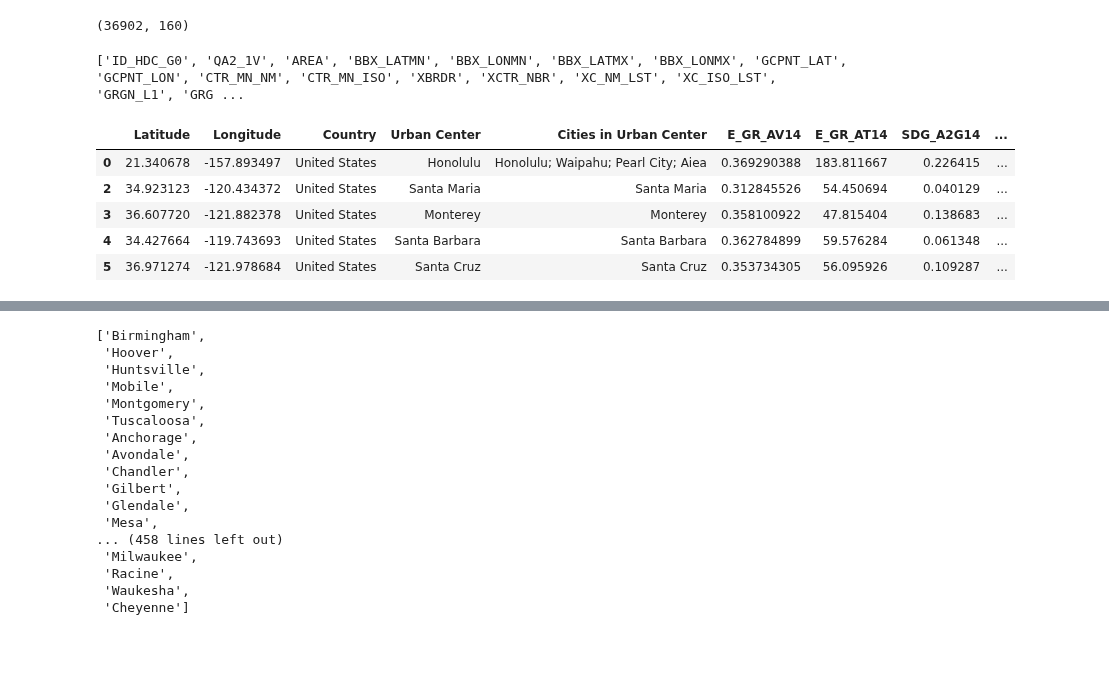
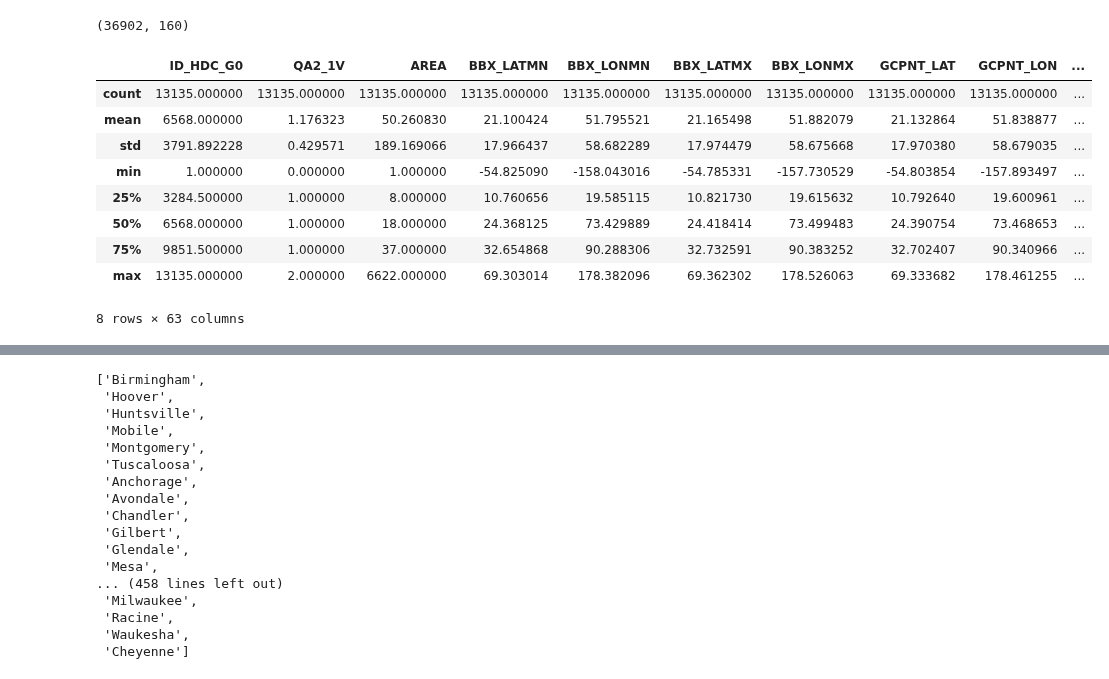
Before and after one commit to shuting2023/Natures_Rx, a Jupyter notebook: Greenspace_Data_Cleaning.ipynb, the cells around one changed output, grey strips where cells are left out. Drawn from its saved outputs; the diff is of its cells as text; code cells hidden in the pictures; blank space fills up the shorter version.

```diff
--- a/Greenspace_Data_Cleaning.ipynb
+++ b/Greenspace_Data_Cleaning.ipynb
@@ -28,21 +33,16 @@ rawdf = pd.read_csv('GreenspaceDownload/GHS_STAT_UCDB2015MT_GLOBE_R2019A_V1_2.cs
 rawdf.shape
 # %% [output]
 (36902, 160)
-# %%
-print(list(rawdf.columns))
-# %% [output]
-['ID_HDC_G0', 'QA2_1V', 'AREA', 'BBX_LATMN', 'BBX_LONMN', 'BBX_LATMX', 'BBX_LONMX', 'GCPNT_LAT', 'GCPNT_LON', 'CTR_MN_NM', 'CTR_MN_ISO', 'XBRDR', 'XCTR_NBR', 'XC_NM_LST', 'XC_ISO_LST', 'GRGN_L1', 'GRG ...
-# %%
-cols_to_keep = ['GCPNT_LAT', 'GCPNT_LON', 'CTR_MN_NM', 'UC_NM_MN', 'UC_NM_LST', 'E_GR_AV14', 'E_GR_AT14', 'SDG_A2G14', 'SDG_OS15MX', 'P15', 'B15', 'BUCAP15', 'INCM_CMI', 'DEV_CMI', 'GDP15_SM', 'E_BM_NM_LST', 'E_WR_T_14']
-df = rawdf[cols_to_keep]
-df = df[df['CTR_MN_NM'] == 'United States']
-df.replace(to_replace=['?', '??', '???', 'NAN'], value = [np.nan, np.nan, np.nan, np.nan], inplace=True)
-df.rename(columns={'GCPNT_LAT': 'Latitude', 'GCPNT_LON': 'Longitude', 'CTR_MN_NM': 'Country', 'UC_NM_MN': 'Urban Center', 'UC_NM_LST': 'Cities in Urban Center'}, inplace=True)
-df.head()
-# %% [output]
-|  | Latitude | Longitude | Country | Urban Center | Cities in Urban Center | E_GR_AV14 | E_GR_AT14 | SDG_A2G14 | ... |
-| 0 | 21.340678 | -157.893497 | United States | Honolulu | Honolulu; Waipahu; Pearl City; Aiea | 0.369290388 | 183.811667 | 0.226415 | ... |
-| 2 | 34.923123 | -120.434372 | United States | Santa Maria | Santa Maria | 0.312845526 | 54.450694 | 0.040129 | ... |
-| 3 | 36.607720 | -121.882378 | United States | Monterey | Monterey | 0.358100922 | 47.815404 | 0.138683 | ... |
-| 4 | 34.427664 | -119.743693 | United States | Santa Barbara | Santa Barbara | 0.362784899 | 59.576284 | 0.061348 | ... |
-| 5 | 36.971274 | -121.978684 | United States | Santa Cruz | Santa Cruz | 0.353734305 | 56.095926 | 0.109287 | ... |
+# %%
+rawdf.describe()
+# %% [output]
+|  | ID_HDC_G0 | QA2_1V | AREA | BBX_LATMN | BBX_LONMN | BBX_LATMX | BBX_LONMX | GCPNT_LAT | GCPNT_LON | ... |
+| count | 13135.000000 | 13135.000000 | 13135.000000 | 13135.000000 | 13135.000000 | 13135.000000 | 13135.000000 | 13135.000000 | 13135.000000 | ... |
+| mean | 6568.000000 | 1.176323 | 50.260830 | 21.100424 | 51.795521 | 21.165498 | 51.882079 | 21.132864 | 51.838877 | ... |
+| std | 3791.892228 | 0.429571 | 189.169066 | 17.966437 | 58.682289 | 17.974479 | 58.675668 | 17.970380 | 58.679035 | ... |
+| min | 1.000000 | 0.000000 | 1.000000 | -54.825090 | -158.043016 | -54.785331 | -157.730529 | -54.803854 | -157.893497 | ... |
+| 25% | 3284.500000 | 1.000000 | 8.000000 | 10.760656 | 19.585115 | 10.821730 | 19.615632 | 10.792640 | 19.600961 | ... |
+| 50% | 6568.000000 | 1.000000 | 18.000000 | 24.368125 | 73.429889 | 24.418414 | 73.499483 | 24.390754 | 73.468653 | ... |
+| 75% | 9851.500000 | 1.000000 | 37.000000 | 32.654868 | 90.288306 | 32.732591 | 90.383252 | 32.702407 | 90.340966 | ... |
+| max | 13135.000000 | 2.000000 | 6622.000000 | 69.303014 | 178.382096 | 69.362302 | 178.526063 | 69.333682 | 178.461255 | ... |
+8 rows × 63 columns
```
Also changed, not shown: parts of 27 cells of this notebook, 1 other file.
